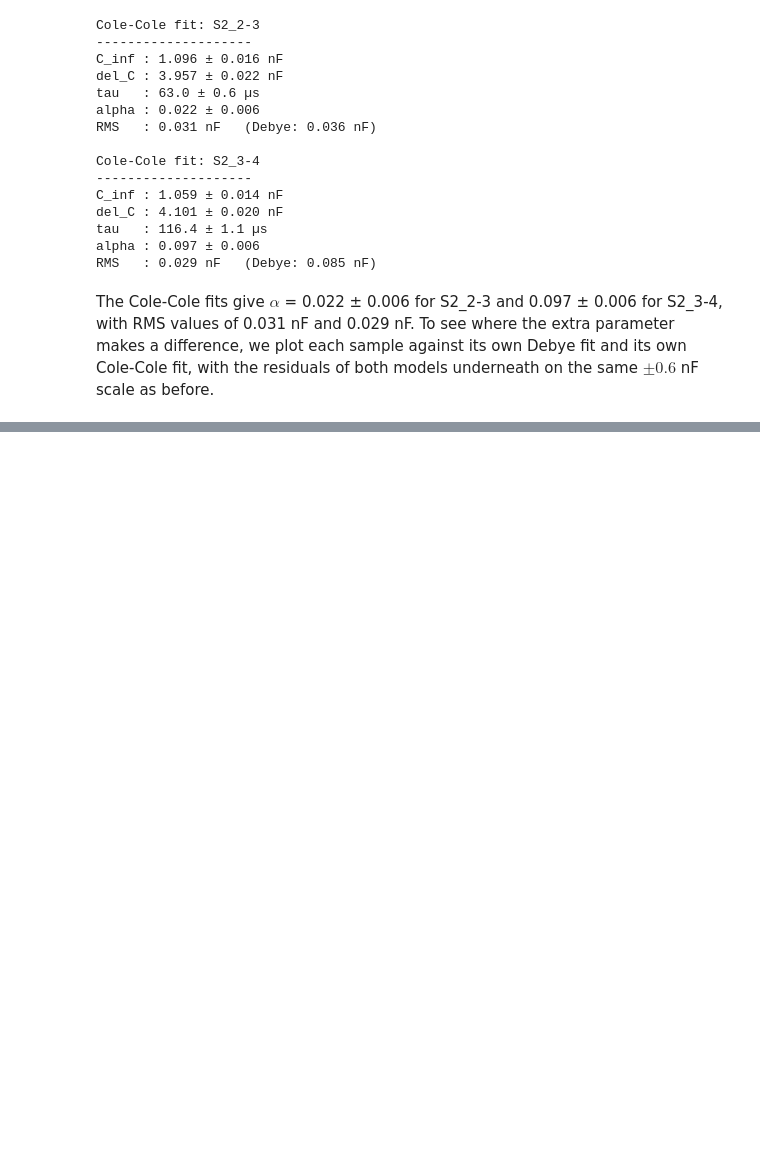
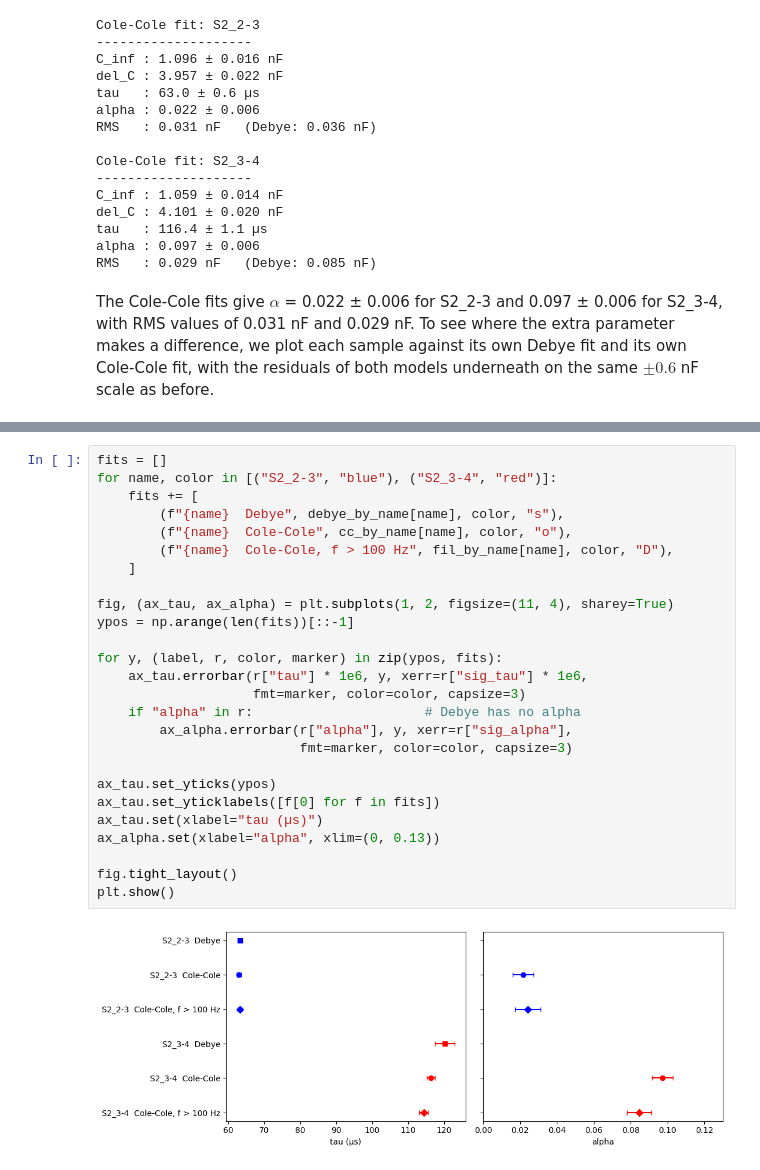
Before and after one commit to m-i-t-h-r-a-n/ac-circuit-modeling, a Jupyter notebook: capacitor-qubit/notebook.ipynb, the cells around one changed output, grey strips where cells are left out. Cells and saved outputs as stored; diff of their text form; blank space fills up the shorter version.

```diff
--- a/capacitor-qubit/notebook.ipynb
+++ b/capacitor-qubit/notebook.ipynb
@@ -412,0 +532,28 @@ plt.show()
+# %%
+fits = []
+for name, color in [("S2_2-3", "blue"), ("S2_3-4", "red")]:
+    fits += [
+        (f"{name}  Debye", debye_by_name[name], color, "s"),
+        (f"{name}  Cole-Cole", cc_by_name[name], color, "o"),
+        (f"{name}  Cole-Cole, f > 100 Hz", fil_by_name[name], color, "D"),
+    ]
+
+fig, (ax_tau, ax_alpha) = plt.subplots(1, 2, figsize=(11, 4), sharey=True)
+ypos = np.arange(len(fits))[::-1]
+
+for y, (label, r, color, marker) in zip(ypos, fits):
+    ax_tau.errorbar(r["tau"] * 1e6, y, xerr=r["sig_tau"] * 1e6,
+                    fmt=marker, color=color, capsize=3)
+    if "alpha" in r:                      # Debye has no alpha
+        ax_alpha.errorbar(r["alpha"], y, xerr=r["sig_alpha"],
+                          fmt=marker, color=color, capsize=3)
+
+ax_tau.set_yticks(ypos)
+ax_tau.set_yticklabels([f[0] for f in fits])
+ax_tau.set(xlabel="tau (µs)")
+ax_alpha.set(xlabel="alpha", xlim=(0, 0.13))
+
+fig.tight_layout()
+plt.show()
+# %% [output]
+[figure, added]
```
Also changed, not shown: parts of 8 cells of this notebook.
